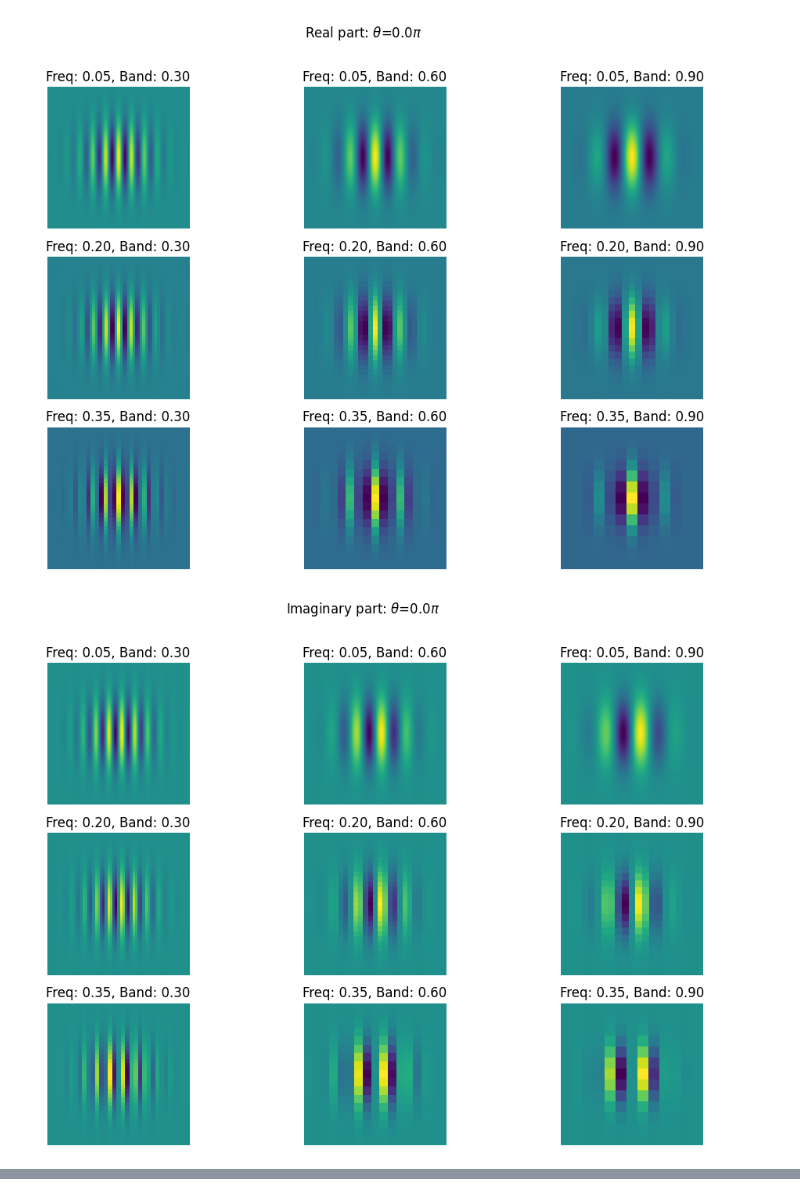
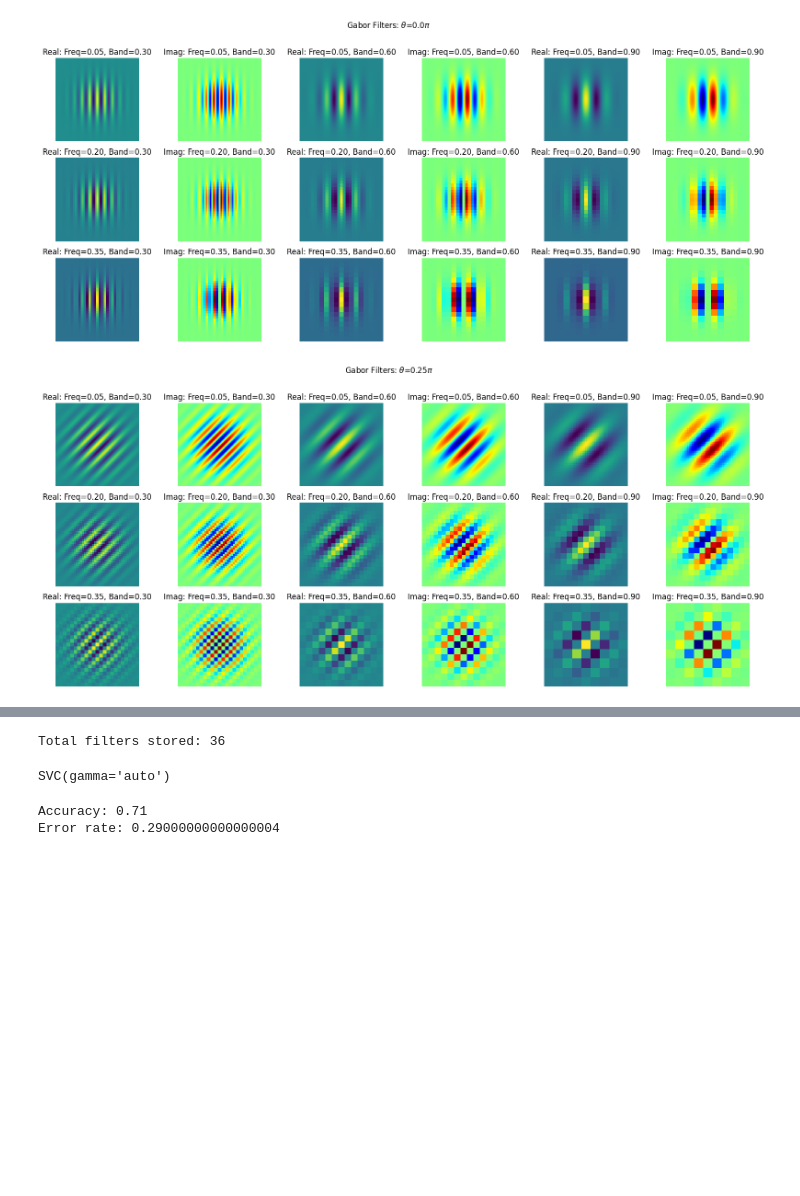
Before and after one commit to jbwenjoy/ESE-5460-Principals-of-Deep-Learning, a Jupyter notebook: hw1/hw1.ipynb, the cells around one changed output, grey strips where cells are left out. Saved outputs shown, nothing was run; the diff lists cells and outputs as text; code cells hidden in the pictures; blank space fills up the shorter version.

```diff
--- a/hw1/hw1.ipynb
+++ b/hw1/hw1.ipynb
@@ -127,8 +184,8 @@ for i in range(100):
 # %%
 from skimage.filters import gabor_kernel, gabor
 
-# freq, theta, bandwidth = 0.1, np.pi / 4, 1
-freq, theta, bandwidth = 0.05, 0, 0.3
+freq, theta, bandwidth = 0.1, np.pi / 4, 1
+# freq, theta, bandwidth = 0.05, 0, 0.3
 gk = gabor_kernel(frequency=freq, theta=theta, bandwidth=bandwidth)
 plt.figure(1); plt.clf(); plt.imshow(gk.real)
 plt.figure(2); plt.clf(); plt.imshow(gk.imag)
@@ -142,31 +204,39 @@ plt.figure(3); plt.clf(); plt.imshow(coeff_real)
 # %%
 theta_arr = np.arange(0, np.pi, np.pi / 4)
 frequency_arr = np.arange(0.05, 0.5, 0.15)
 bandwidth_arr = np.arange(0.3, 1.0, 0.3)
 
 filter_bank = []
 
+class GaborFilter:
+    def __init__(self, fr, th, bdwidth, gkfilter):
+        self.frequency = fr
+        self.theta = th
+        self.bandwidth = bdwidth
+        self.gk = gkfilter
+
 for t in theta_arr:
-    fig_real, axs_real = plt.subplots(len(frequency_arr), len(bandwidth_arr), figsize=(12, 8))
-    fig_imag, axs_imag = plt.subplots(len(frequency_arr), len(bandwidth_arr), figsize=(12, 8))
-    fig_real.suptitle(fr'Real part: $\theta$={t/np.pi}$\pi$')
-    fig_imag.suptitle(fr'Imaginary part: $\theta$={t/np.pi}$\pi$')
+    fig, axs = plt.subplots(len(frequency_arr), len(bandwidth_arr) * 2, figsize=(24, 8))
+    fig.suptitle(fr'Gabor Filters: $\theta$={t/np.pi}$\pi$')
+    plt.subplots_adjust(wspace=-0.5, hspace=0.2)  # Adjust the space between subplots
     for i, f in enumerate(frequency_arr):
         for j, b in enumerate(bandwidth_arr):
             gk = gabor_kernel(frequency=f, theta=t, bandwidth=b)
-            filter_bank.append(gk)
-            image = x_train_small[0].reshape((14,14))
+            filter_bank.append(GaborFilter(f, t, b, gk))
+            image = x_train_small[0].reshape((14, 14))
             coeff_real, _ = gabor(image, frequency=f, theta=t, bandwidth=b)
-            axs_real[i, j].imshow(gk.real)
-            axs_imag[i, j].imshow(gk.imag)
-            axs_real[i, j].set_title(f'Freq: {f:.2f}, Band: {b:.2f}')
-            axs_imag[i, j].set_title(f'Freq: {f:.2f}, Band: {b:.2f}')
-            axs_real[i, j].axis('off')
-            axs_imag[i, j].axis('off')
-    plt.show(fig_real)
-    plt.show(fig_imag)
-    plt.close(fig_real)
-    plt.close(fig_imag)
+
+            axs[i, j * 2].imshow(gk.real)
+            axs[i, j * 2].set_title(f'Real: Freq={f:.2f}, Band={b:.2f}')
+            axs[i, j * 2].axis('off')
+
+            axs[i, j * 2 + 1].imshow(gk.imag, cmap='jet')
+            axs[i, j * 2 + 1].set_title(f'Imag: Freq={f:.2f}, Band={b:.2f}')
+            axs[i, j * 2 + 1].axis('off')
+    plt.show()
+    plt.close(fig)
+
+print(f"Total filters stored: {len(filter_bank)}")
 # %% [output]
-[figure, old version]
+[figure, new version]
-[figure, old version]
+[figure, new version]
@@ -178,0 +245 @@ for t in theta_arr:
+Total filters stored: 36
@@ -178,0 +287,17 @@ for t in theta_arr:
+# %%
+# Define and fit the classifier
+classifier_gk = svm.SVC(C=1.0, kernel='rbf', gamma='auto')
+classifier_gk.fit(x_train_gabor, y_train_small)
+# %% [output]
+SVC(gamma='auto')
+# %%
+# Use the classifier to predict the validation data
+y_pred_gk = classifier_gk.predict(x_val_gabor)
+
+# Evaluate the model
+accuracy_gk = accuracy_score(y_val_small, y_pred_gk)
+print("Accuracy:", accuracy_gk)
+print("Error rate:", 1 - accuracy_gk)
+# %% [output]
+Accuracy: 0.71
+Error rate: 0.29000000000000004
```
Also changed, not shown: parts of 17 cells of this notebook.
